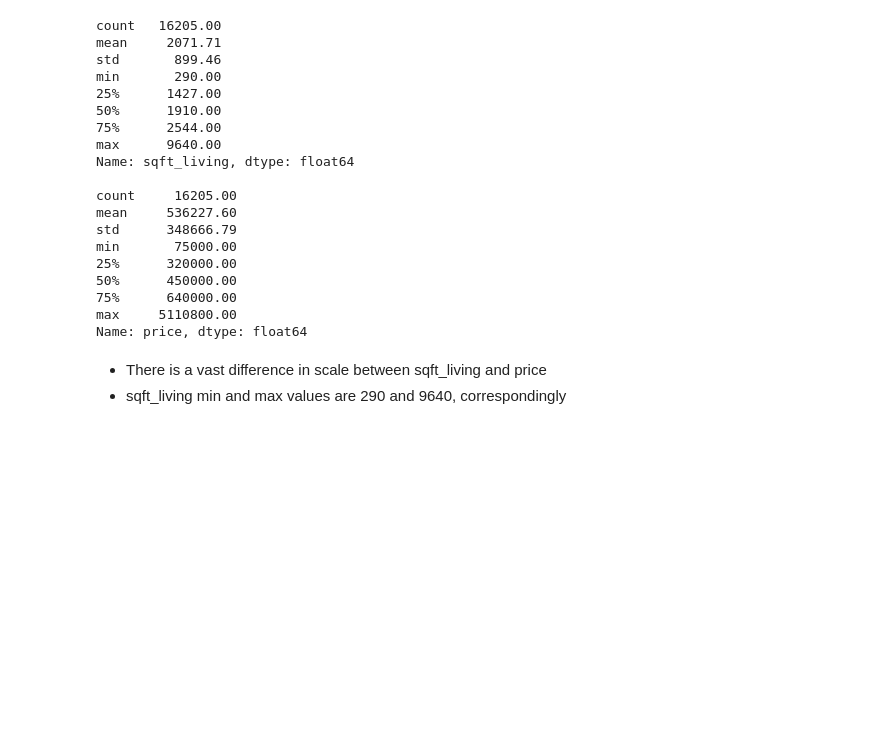
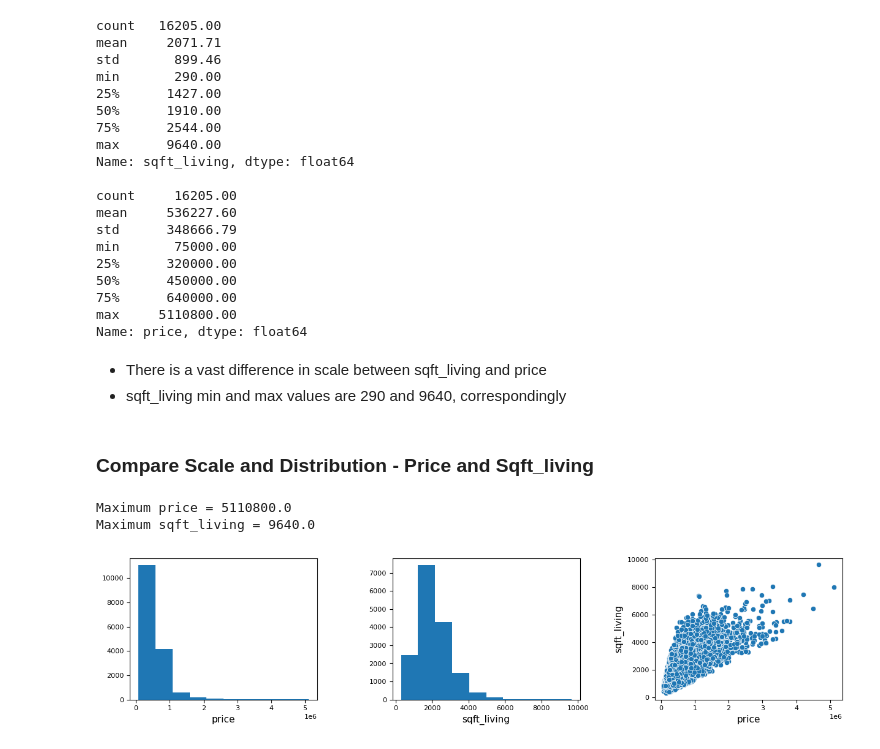
Before and after one commit to tyrantdavis/KC-Housing, a Jupyter notebook: housing.ipynb, the cells around one changed output. Saved outputs shown, nothing was run; the diff lists cells and outputs as text; code cells hidden in the pictures; blank space fills up the shorter version.

Commit message:
Compare price and sqft_living scale and distribution.

```diff
--- a/housing.ipynb
+++ b/housing.ipynb
@@ -704,3 +704,44 @@ Name: price, dtype: float64
 # %% [markdown]
 - There is a vast difference in scale between sqft_living and price
 - sqft_living min and max values are 290 and 9640, correspondingly
+# %% [markdown]
+### Compare Scale and Distribution - Price and Sqft_living
+# %%
+# Compare the scale and the distribution of price and sqft_living
+def compare_price_sqft_living():
+
+    print(
+        "Maximum price =",
+        data_train_labels.loc[data_train_labels["price"].idxmax()]["price"],
+    )
+    print(
+        "Maximum sqft_living =",
+        data_train.loc[data_train["sqft_living"].idxmax()]["sqft_living"],
+    )
+
+    fig = plt.figure(figsize=(15, 3))
+    fig.subplots_adjust(wspace=0.4)
+
+    plt.rc("axes", titlesize=9)  # fontsize of the axes title
+    plt.rc("axes", labelsize=11)  # fontsize of the x and y labels
+    plt.rc("xtick", labelsize=8)  # fontsize of the tick labels
+    plt.rc("ytick", labelsize=8)  # fontsize of the tick labels
+
+    ax1 = fig.add_subplot(1, 3, 1)
+    plt.xlabel("price")
+    plt.hist(data_train_labels["price"], label="price")
+
+    ax2 = fig.add_subplot(1, 3, 2)
+    plt.xlabel("sqft_living")
+    plt.hist(data_train["sqft_living"], label="sqft_living")
+
+    # View the relationship between price and sqft_living
+    ax2 = fig.add_subplot(1, 3, 3)
+    sb.scatterplot(x=data_train_labels["price"], y=data_train["sqft_living"])
+
+
+compare_price_sqft_living()
+# %% [output]
+Maximum price = 5110800.0
+Maximum sqft_living = 9640.0
+[figure, added]
```
Also changed, not shown: parts of 2 cells of this notebook.
